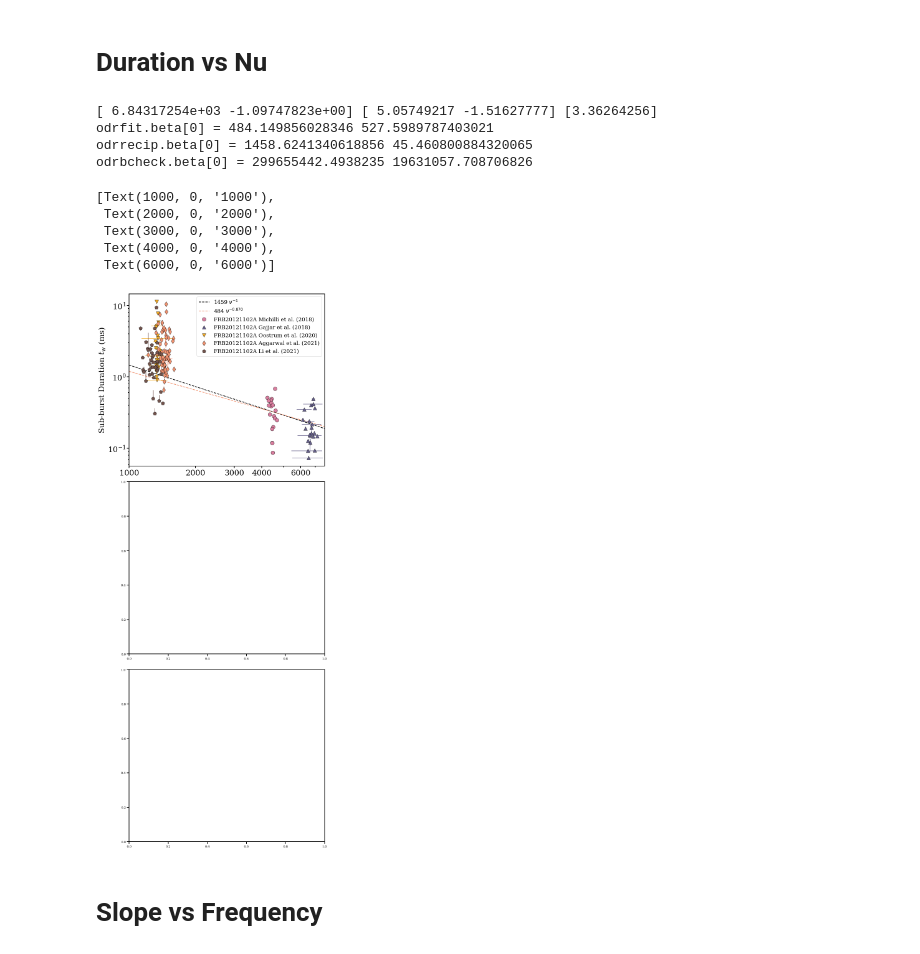
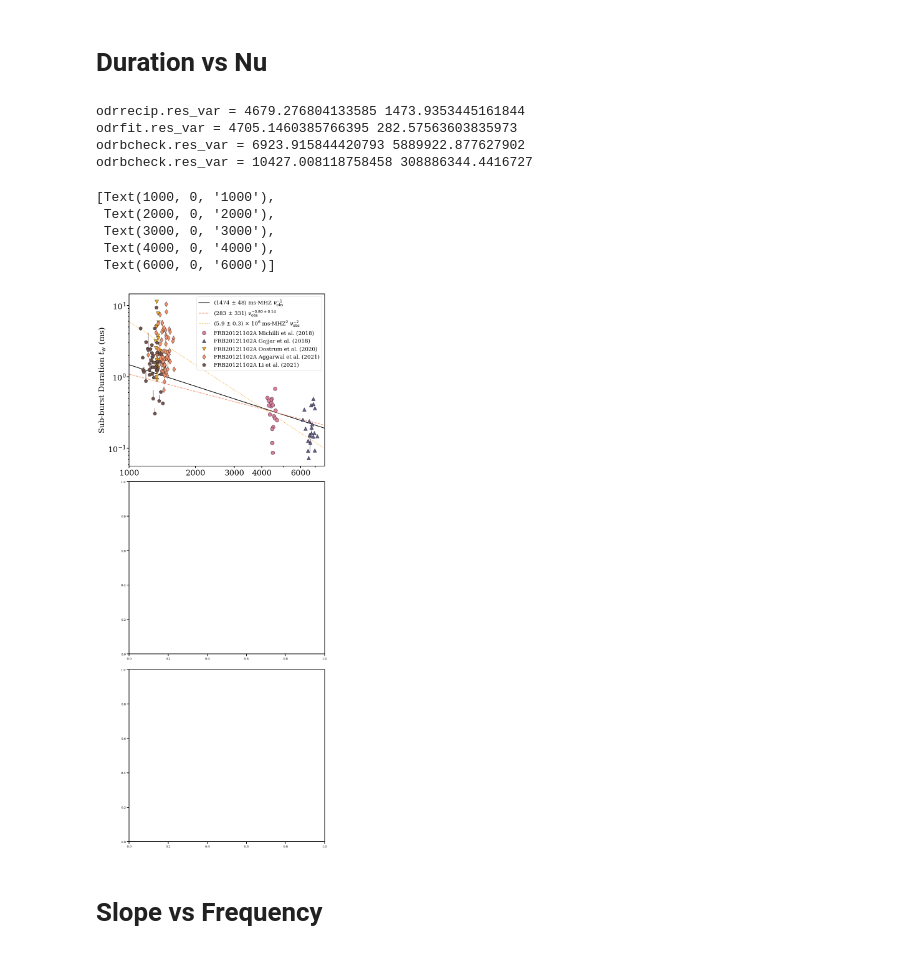
Before and after one commit to mef51/frbgui, a Jupyter notebook: PaperFigures.ipynb, the cells around one changed output. Cells and saved outputs as stored; diff of their text form; code cells hidden in the pictures.

Commit message:
finalize figures

```diff
--- a/PaperFigures.ipynb
+++ b/PaperFigures.ipynb
@@ -1201,64 +1201,83 @@ ax = plotframes(frames, 'center_f', 'tau_w_ms', xlabel="", ylabel="Sub-burst Dur
 alldfs = pd.concat([frame for frame in frames])
 ey = driftlaw.rangeerror(alldfs)[0]
 sigma = (alldfs['tau_w_ms'] + (ey[0][0]+ey[0][1])/2 ) / alldfs['tau_w_ms']
+x = np.linspace(1e3, 7.7e3); zorder = -2
 
 p0 = None
 popt, pcov = scipy.optimize.curve_fit(lambda x, a, n: a*(x**n), alldfs['center_f'], alldfs['tau_w_ms'], sigma=None, absolute_sigma=False)
 precip, pcov = scipy.optimize.curve_fit(lambda x, a: a*(x**-1), alldfs['center_f'], alldfs['tau_w_ms'], sigma=None, absolute_sigma=False)
 logrecip_p, pcov = scipy.optimize.curve_fit(lambda x, a: a - x, np.log10(alldfs['center_f']), np.log10(alldfs['tau_w_ms']), sigma=None, absolute_sigma=False)
 log_p,   pcov = scipy.optimize.curve_fit(lambda x, a, n: a + n*x, np.log10(alldfs['center_f']), np.log10(alldfs['tau_w_ms']), sigma=None, absolute_sigma=False)
-print(popt, log_p, logrecip_p)
+# print(popt, log_p, logrecip_p)
+
+odrmodel = scipy.odr.Model(lambda B, x: B[0]*x**(-1))
+sx = alldfs['center_f_err']
+odrdata = scipy.odr.RealData(alldfs['center_f'], alldfs['tau_w_ms'], sx=sx, sy=driftlaw.limitedDMrangeerror_odr(alldfs)[0])
+odrjob = scipy.odr.ODR(odrdata, odrmodel, beta0=[3, -1])
+odrjob.set_job(fit_type=0)
+odrrecip = odrjob.run()
+ax.plot(x, (odrrecip.beta[0]*x**odrrecip.beta[1]), 'k', linestyle='-', lw=2, label=f'({odrrecip.beta[0]:.0f} $\pm$ {odrrecip.sd_beta[0]:.0f}) ms$\cdot$MHZ $\\nu_{{\mathrm{{obs}}}}^{{-1}}$', zorder=zorder)
+print(f"{odrrecip.res_var = } {odrrecip.beta[0]}")
 
 odrmodel = scipy.odr.Model(lambda B, x: B[0]*x**B[1])
 sx = alldfs['center_f_err']
 odrdata = scipy.odr.RealData(alldfs['center_f'], alldfs['tau_w_ms'], sx=sx, sy=driftlaw.limitedDMrangeerror_odr(alldfs)[0])
 odrjob = scipy.odr.ODR(odrdata, odrmodel, beta0=[3, -1])
 odrjob.set_job(fit_type=0)
 odrfit = odrjob.run()
-print(f"{odrfit.beta[0] = } {odrfit.sd_beta[0]}")
+ax.plot(x, (odrfit.beta[0]*x**odrfit.beta[1]), tagColors[3], linestyle='--', lw=2, label=f'({odrfit.beta[0]:.0f} $\pm$ {odrfit.sd_beta[0]:.0f}) $\\nu_{{\mathrm{{obs}}}}^{{{odrfit.beta[1]:.2f} \pm {odrfit.sd_beta[1]:.2f}}}$', zorder=zorder)
+print(f"{odrfit.res_var = } {odrfit.beta[0]}")
 
-odrmodel = scipy.odr.Model(lambda B, x: B[0]*x**(-1))
+index = -2
+odrmodel = scipy.odr.Model(lambda B, x: B[0]*x**(index))
 odrdata = scipy.odr.RealData(alldfs['center_f'], alldfs['tau_w_ms'], sx=sx, sy=driftlaw.limitedDMrangeerror_odr(alldfs)[0])
-odrjob = scipy.odr.ODR(odrdata, odrmodel, beta0=[3, -1])
-odrjob.set_job(fit_type=0)
-odrrecip = odrjob.run()
-print(f"{odrrecip.beta[0] = } {odrrecip.sd_beta[0]}")
-
-odrmodel = scipy.odr.Model(lambda B, x: B[0]*x**(-2.5))
-odrdata = scipy.odr.RealData(alldfs['center_f'], alldfs['tau_w_ms'], sx=sx, sy=driftlaw.limitedDMrangeerror_odr(alldfs)[0])
-odrjob = scipy.odr.ODR(odrdata, odrmodel, beta0=[3, -2.5])
+odrjob = scipy.odr.ODR(odrdata, odrmodel, beta0=[3, index])
 odrjob.set_job(fit_type=0)
 odrbcheck = odrjob.run()
-print(f"{odrbcheck.beta[0] = } {odrbcheck.sd_beta[0]}")
+arr1 = odrbcheck
+def scilabel(num, err):
+    return f'({num/(10**np.floor(np.log10(num))):.1f} $\pm$ {err/(10**np.floor(np.log10(num))):.1f}) $\\times$ 10$^{{{np.floor(np.log10(num)):.0f}}}$'
+# print(f'({odrbcheck.beta[0]/(10**np.floor(np.log10(odrbcheck.beta[0]))+1):.1f} $\pm$ {odrbcheck.sd_beta[0]:.1e} ms$\cdot$MHZ$^2$)')
+# print(odrbcheck.beta[0], np.floor(np.log10(odrbcheck.beta[0])))
+ax.plot(x, (odrbcheck.beta[0]*x**odrbcheck.beta[1]), tagColors[2], linestyle=':', lw=2,
+        label=f'{scilabel(odrbcheck.beta[0], odrbcheck.sd_beta[0])} ms$\cdot$MHZ$^2$ $\\nu_{{\mathrm{{obs}}}}^{{{index}}}$', zorder=zorder)
+        # label=f'({odrbcheck.beta[0]:.1e} $\pm$ {odrbcheck.sd_beta[0]:.1e} ms$\cdot$MHZ$^2$) $\\nu_{{\mathrm{{obs}}}}^{{{index}}}$', zorder=zorder)
+print(f"{odrbcheck.res_var = } {odrbcheck.beta[0]}")
 
-x = np.linspace(1e3, 7.7e3)
-zorder = -2
+index = -2.5
+odrmodel = scipy.odr.Model(lambda B, x: B[0]*x**(index))
+odrdata = scipy.odr.RealData(alldfs['center_f'], alldfs['tau_w_ms'], sx=sx, sy=driftlaw.limitedDMrangeerror_odr(alldfs)[0])
+odrjob = scipy.odr.ODR(odrdata, odrmodel, beta0=[3, index])
+odrjob.set_job(fit_type=0)
+odrbcheck = odrjob.run()
+arr2 = odrbcheck
+# ax.plot(x, (odrbcheck.beta[0]*x**odrbcheck.beta[1]), tagColors[4], linestyle='--', lw=2, label=f'({odrbcheck.beta[0]:.1e} $\pm$ {odrbcheck.sd_beta[0]:.1e}) $\\nu^{{{index}}}$', zorder=zorder)
+print(f"{odrbcheck.res_var = } {odrbcheck.beta[0]}")
+
+# ax.fill_between(x, (arr1.beta[0]*x**arr1.beta[1]), (arr2.beta[0]*x**arr2.beta[1]), alpha=0.4, zorder=-3, label='$\\nu^{-2}$ to $\\nu^{-2.5}$')
 # ax.plot(x, (10**log_p[0])*x**log_p[1], 'g', linestyle='--', lw=2, label=f'${(10**log_p[0]):.0f} x^{{{log_p[1]:.3f}}}$', zorder=zorder)
 # ax.plot(x, (10**logrecip_p[0])/x, 'y', linestyle='--', lw=2, label=f'{logrecip_p[0]:.2f} / x', zorder=zorder)
 # ax.plot(x, (popt[0]*x**popt[1]), 'k', linestyle='--', lw=2, label=f'{popt[0]:.2f} x$^{{{popt[1]:.4f}}}$', zorder=zorder)
 # ax.plot(x, (precip[0]*x**-1), 'c', linestyle='--', lw=2, label=f'{precip[0]:.2f} x$^{{-1}}$', zorder=zorder)
-ax.plot(x, (odrrecip.beta[0]*x**odrrecip.beta[1]), 'k', linestyle='--', lw=2, label=f'{odrrecip.beta[0]:.0f} $\\nu^{{-1}}$', zorder=zorder)
-ax.plot(x, (odrfit.beta[0]*x**odrfit.beta[1]), tagColors[3], linestyle='--', lw=2, label=f'{odrfit.beta[0]:.0f} $\\nu^{{{odrfit.beta[1]:.3f}}}$', zorder=zorder)
-# ax.plot(x, (odrbcheck.beta[0]*x**odrbcheck.beta[1]), 'k', linestyle='--', lw=2, label=f'{odrbcheck.beta[0]:.0f} $\\nu^{{-2.5}}$', zorder=zorder)
 
 ax.legend(fontsize='xx-large')
 ax.set_xlim(1000, 7700)
 xticks = [1000, 2000, 3000, 4000, 6000]
 ax.set_xticks(xticks)
 ax.set_xticklabels(xticks)
 
 # plt.savefig(f'figures/DurationvFreq_{datestr}.pdf')
 # %% [output]
-[ 6.84317254e+03 -1.09747823e+00] [ 5.05749217 -1.51627777] [3.36264256]
-odrfit.beta[0] = 484.149856028346 527.5989787403021
-odrrecip.beta[0] = 1458.6241340618856 45.460800884320065
-odrbcheck.beta[0] = 299655442.4938235 19631057.708706826
+odrrecip.res_var = 4679.276804133585 1473.9353445161844
+odrfit.res_var = 4705.1460385766395 282.57563603835973
+odrbcheck.res_var = 6923.915844420793 5889922.877627902
+odrbcheck.res_var = 10427.008118758458 308886344.4416727
 [Text(1000, 0, '1000'),
  Text(2000, 0, '2000'),
  Text(3000, 0, '3000'),
  Text(4000, 0, '4000'),
  Text(6000, 0, '6000')]
-[figure, old version]
+[figure, new version]
 # %% [markdown]
 # Slope vs Frequency
 # %%
```
Also changed, not shown: parts of 18 cells of this notebook, 4 other files.
